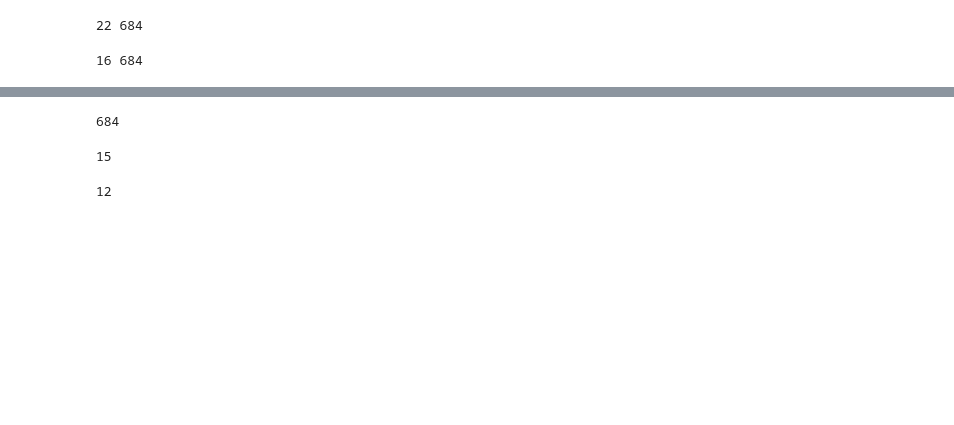
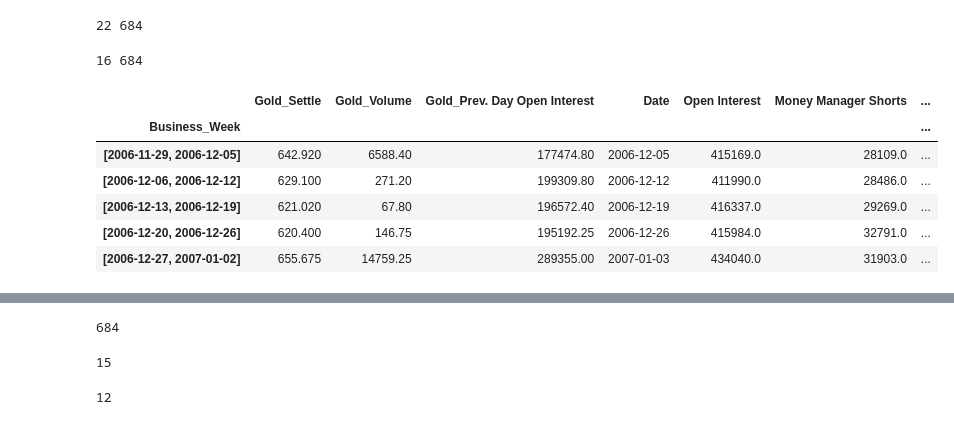
Before and after one commit to CaptainPica/Precious_Metals_Trading, a Jupyter notebook: notebooks/Gold VAR Machine Learning Change Omitted.ipynb, the cells around one changed output, grey strips where cells are left out. Cells and saved outputs as stored; diff of their text form; code cells hidden in the pictures; blank space fills up the shorter version.

```diff
--- a/notebooks/Gold VAR Machine Learning Change Omitted.ipynb
+++ b/notebooks/Gold VAR Machine Learning Change Omitted.ipynb
@@ -20,6 +21,16 @@ df = df.dropna()
 print(len(df.columns),len(df.index))
 # %% [output]
 16 684
+# %%
+df.iloc[25:30]
+# %% [output]
+|  | Gold_Settle | Gold_Volume | Gold_Prev. Day Open Interest | Date | Open Interest | Money Manager Shorts | ... |
+| Business_Week |  |  |  |  |  |  | ... |
+| [2006-11-29, 2006-12-05] | 642.920 | 6588.40 | 177474.80 | 2006-12-05 | 415169.0 | 28109.0 | ... |
+| [2006-12-06, 2006-12-12] | 629.100 | 271.20 | 199309.80 | 2006-12-12 | 411990.0 | 28486.0 | ... |
+| [2006-12-13, 2006-12-19] | 621.020 | 67.80 | 196572.40 | 2006-12-19 | 416337.0 | 29269.0 | ... |
+| [2006-12-20, 2006-12-26] | 620.400 | 146.75 | 195192.25 | 2006-12-26 | 415984.0 | 32791.0 | ... |
+| [2006-12-27, 2007-01-02] | 655.675 | 14759.25 | 289355.00 | 2007-01-03 | 434040.0 | 31903.0 | ... |
 # %%
 # Freq is very important, specifies when and how often data is taken.
 # VAR will not work without.
```
Also changed, not shown: parts of 10 cells of this notebook, 3 other files.
